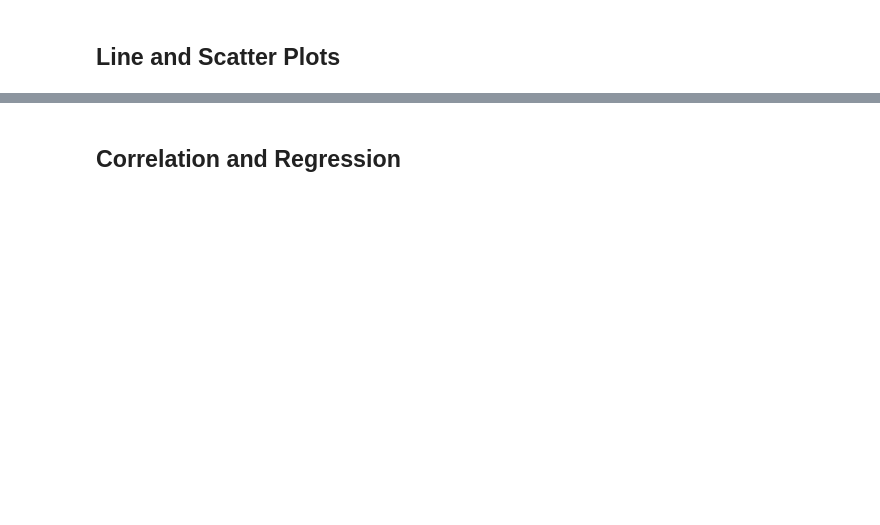
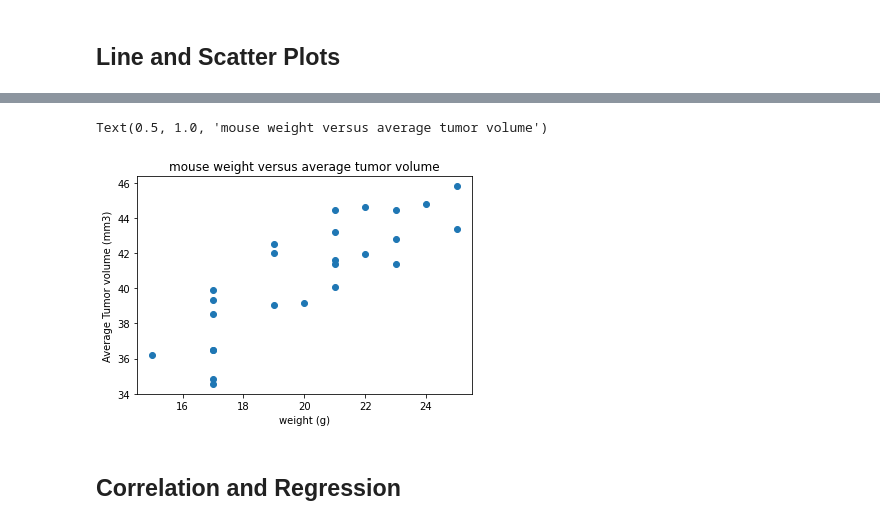
Before and after one commit to saronraut/Matplotlib-Challenge, a Jupyter notebook: Pymaceuticals/pymaceuticals_starter.ipynb, the cells around one changed output, grey strips where cells are left out. Drawn from its saved outputs; the diff is of its cells as text; code cells hidden in the pictures; blank space fills up the shorter version.

```diff
--- a/Pymaceuticals/pymaceuticals_starter.ipynb
+++ b/Pymaceuticals/pymaceuticals_starter.ipynb
@@ -282,2 +291,22 @@ plt.ylabel("Final Tumor Volume (mm3)")
+# %%
+# Generate a scatter plot of mouse weight versus average tumor volume for the Capomulin regimen
+capomulin_df = clean_data.loc[clean_data["Drug Regimen"] == "Capomulin"]
+
+mice_cpmln = capomulin_df.groupby(["Mouse ID","Weight (g)"])
+#convert the series into a df : https://pandas.pydata.org/pandas-docs/stable/reference/api/pandas.Series.to_frame.html
+w_atm = mice_cpmln['Tumor Volume (mm3)'].mean().to_frame()
+# #reset index so weight can be used as the x-value
+w_atm = w_atm.reset_index()
+x_values = w_atm["Weight (g)"]
+y_values = w_atm['Tumor Volume (mm3)']
+
+
+plt.scatter(x =x_values,y=y_values)
+plt.xlabel("weight (g)")
+plt.ylabel("Average Tumor volume (mm3)")
+plt.title("mouse weight versus average tumor volume")
+# %% [output]
+Text(0.5, 1.0, 'mouse weight versus average tumor volume')
+[figure, added]
 # %% [markdown]
 ## Correlation and Regression
```
Also changed, not shown: parts of 8 cells of this notebook.
